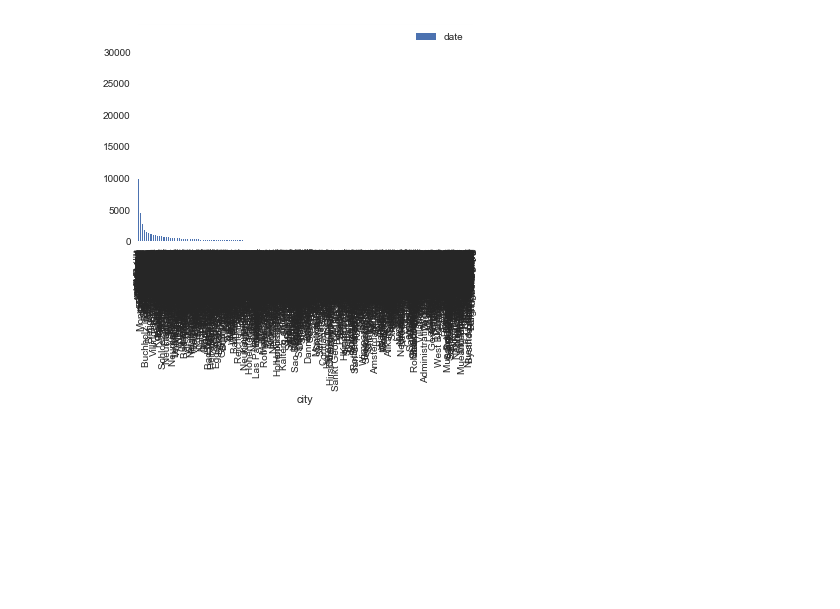
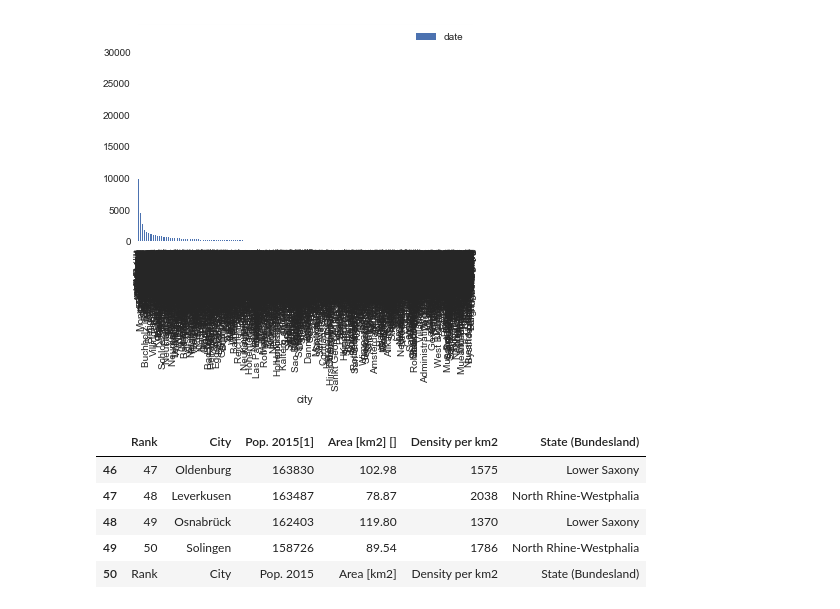
Before and after one commit to teoguso/dssg-data-dive-2017, a Jupyter notebook: notebooks/02-mg-webpage-geo.ipynb, the cells around one changed output. Cells and saved outputs as stored; diff of their text form; code cells hidden in the pictures; blank space fills up the shorter version.

```diff
--- a/notebooks/02-mg-webpage-geo.ipynb
+++ b/notebooks/02-mg-webpage-geo.ipynb
@@ -29,0 +34,25 @@ df[["city", "date"]].groupby("city").aggregate('count').sort_values(by="date", a
+# %%
+page = urllib.request.urlopen("https://en.wikipedia.org/wiki/List_of_cities_in_Germany_by_population")
+page = page.read().decode("utf-8")
+page = re.sub(r'<span[^<]*<\/span>', '', page)
+# cols = ["Rank", "City", "Population_2015", "Area", "Density", "Land"]
+# tags = ['h1','h2','h3','h4','h5','h6',
+#        'div', 'span',
+#        'img', 'area', 'map']
+# args = {'meta':False, 'safe_attrs_only':False, 'page_structure':False,
+#        'scripts':True, 'style':True, 'links':True, 'remove_tags':tags}
+# cleaner = Cleaner(**args)
+# cleaner.clean_html(page.decode('utf-8')).text_content()
+# %%
+wiki_tables = pd.read_html(page, header=0)
+# %%
+cities = wiki_tables[1]
+# %%
+cities.tail()
+# %% [output]
+|  | Rank | City | Pop. 2015[1] | Area [km2] [] | Density per km2 | State (Bundesland) |
+| 46 | 47 | Oldenburg | 163830 | 102.98 | 1575 | Lower Saxony |
+| 47 | 48 | Leverkusen | 163487 | 78.87 | 2038 | North Rhine-Westphalia |
+| 48 | 49 | Osnabrück | 162403 | 119.80 | 1370 | Lower Saxony |
+| 49 | 50 | Solingen | 158726 | 89.54 | 1786 | North Rhine-Westphalia |
+| 50 | Rank | City | Pop. 2015 | Area [km2] | Density per km2 | State (Bundesland) |
```
Also changed, not shown: parts of 16 cells of this notebook, 1 other file.
